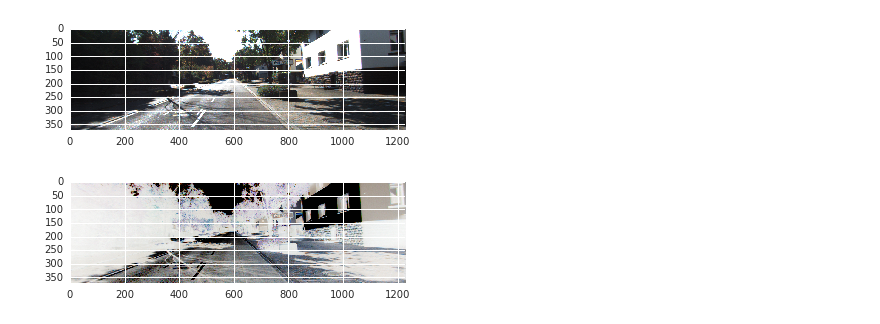
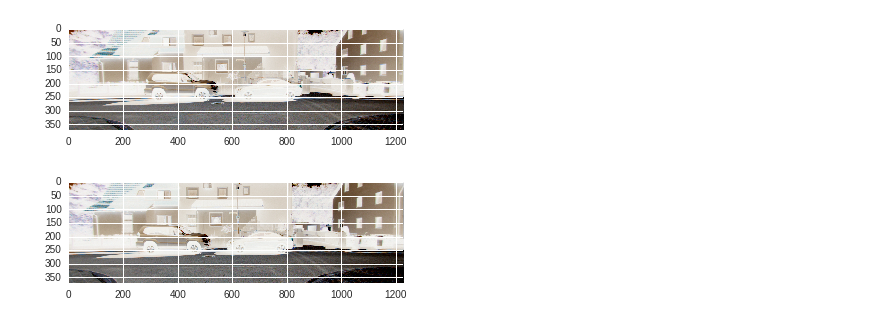
Before and after one commit to dsqx71/stereo_matching, a Jupyter notebook: predict.ipynb, the cells around one changed output. Drawn from its saved outputs; the diff is of its cells as text; code cells hidden in the pictures.

```diff
--- a/predict.ipynb
+++ b/predict.ipynb
@@ -33,11 +81,11 @@ io.imshow(dis_pred)
 # %%
-window_size = 20
-left = io.imread('./colored_0/000000_10.png')
-right = io.imread('./colored_1/000000_10.png')
+window_size = 16
+left = io.imread('./colored_0/000009_10.png')
+right = io.imread('./colored_1/000009_10.png')
 stereo = cv2.StereoSGBM(minDisparity = 0,
-        numDisparities = 64,
+        numDisparities = 32,
         SADWindowSize = 8,
-        P1 = 1,
+        P1 = 2,
         P2 = 32,
         disp12MaxDiff = 50,
         uniquenessRatio = 1,
@@ -50,8 +98,8 @@ io.imshow(disparity)
-# %%
-io.imshow(left)
-# %% [output]
-[figure, removed]
 # %%
-io.imshow(left.swapaxes(0,1).swapaxes(1,2)+128.0)
+plt.figure()
+io.imshow(left.swapaxes(0,1).swapaxes(1,2)+128)
+plt.figure()
+io.imshow(right.swapaxes(0,1).swapaxes(1,2)+128)
 # %% [output]
-[figure, old version]
+[figure, new version]
+[figure, added]
```
Also changed, not shown: parts of 18 cells of this notebook, 4 other files.
